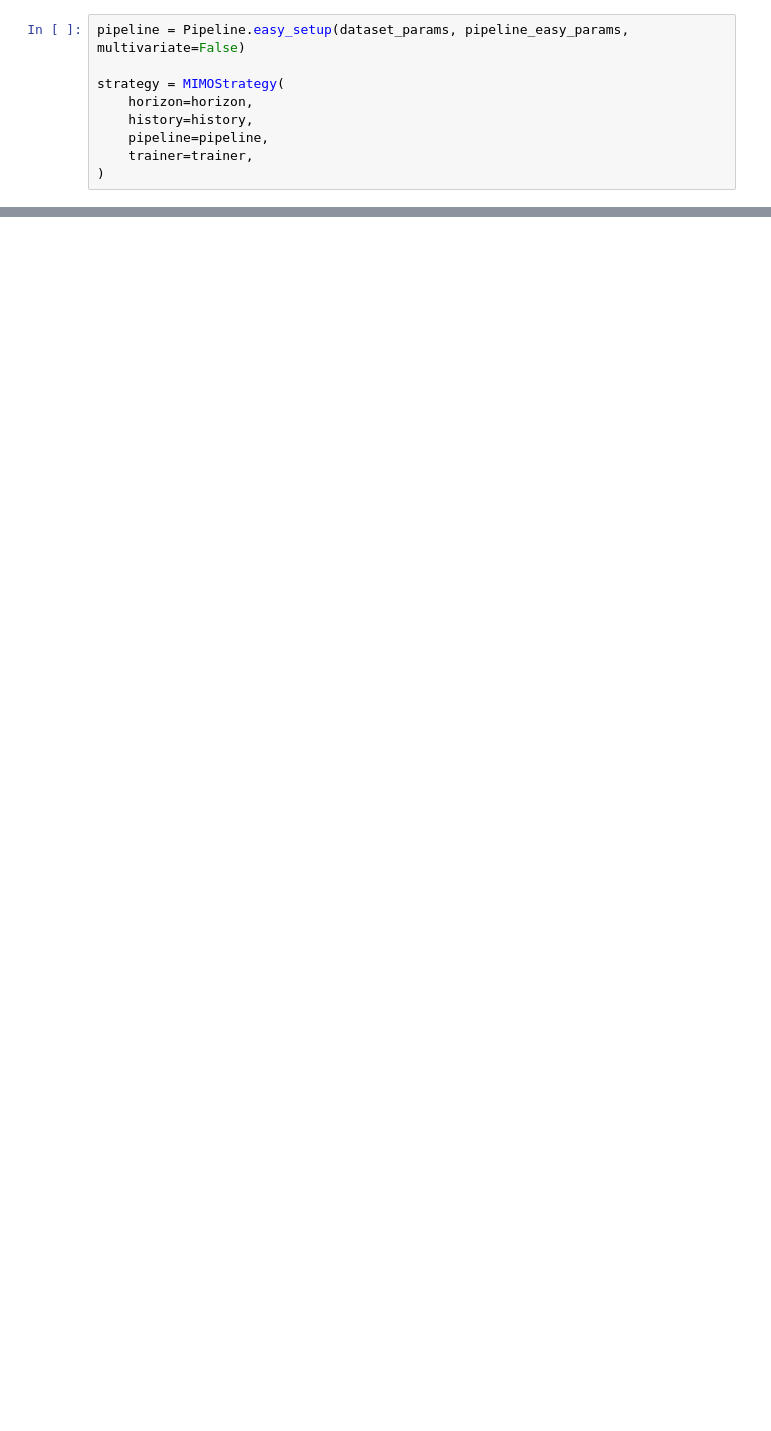
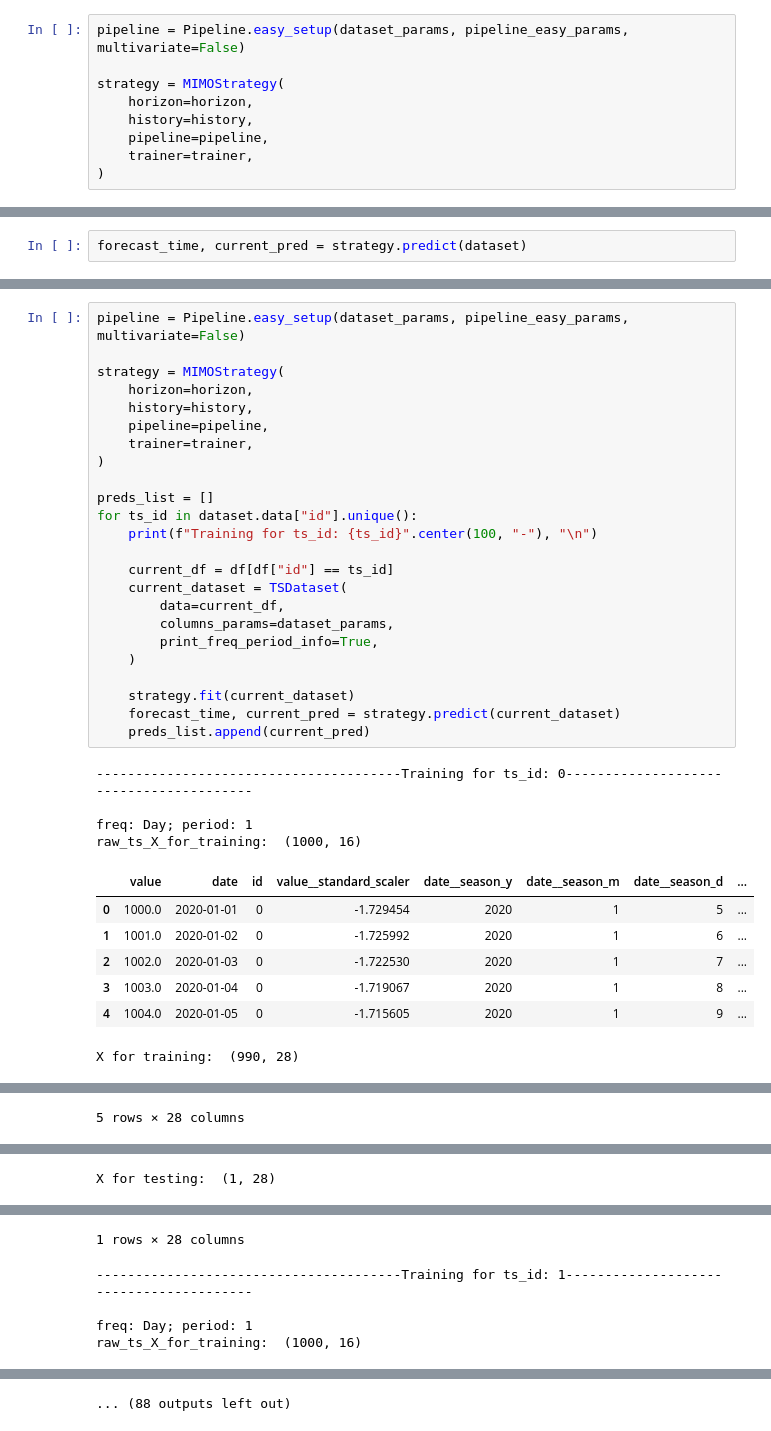
Before and after one commit to sb-ai-lab/tsururu, a Jupyter notebook: Tutorial_2_Strategies.ipynb, the cells around one changed output, grey strips where cells are left out. Drawn from its saved outputs; the diff is of its cells as text; blank space fills up the shorter version.

```diff
--- a/Tutorial_2_Strategies.ipynb
+++ b/Tutorial_2_Strategies.ipynb
@@ -608,0 +839,2 @@ strategy = MIMOStrategy(
+# %%
+forecast_time, current_pred = strategy.predict(dataset)
@@ -608,0 +878,36 @@ strategy = MIMOStrategy(
+# %%
+pipeline = Pipeline.easy_setup(dataset_params, pipeline_easy_params, multivariate=False)
+
+strategy = MIMOStrategy(
+    horizon=horizon,
+    history=history,
+    pipeline=pipeline,
+    trainer=trainer,
+)
+
+preds_list = []
+for ts_id in dataset.data["id"].unique():
+    print(f"Training for ts_id: {ts_id}".center(100, "-"), "\n")
+
+    current_df = df[df["id"] == ts_id]
+    current_dataset = TSDataset(
+        data=current_df,
+        columns_params=dataset_params,
+        print_freq_period_info=True,
+    )
+
+    strategy.fit(current_dataset)
+    forecast_time, current_pred = strategy.predict(current_dataset)
+    preds_list.append(current_pred)
+# %% [output]
+---------------------------------------Training for ts_id: 0----------------------------------------
+
+freq: Day; period: 1
+raw_ts_X_for_training:  (1000, 16)
+|  | value | date | id | value__standard_scaler | date__season_y | date__season_m | date__season_d | ... |
+| 0 | 1000.0 | 2020-01-01 | 0 | -1.729454 | 2020 | 1 | 5 | ... |
+| 1 | 1001.0 | 2020-01-02 | 0 | -1.725992 | 2020 | 1 | 6 | ... |
+| 2 | 1002.0 | 2020-01-03 | 0 | -1.722530 | 2020 | 1 | 7 | ... |
+| 3 | 1003.0 | 2020-01-04 | 0 | -1.719067 | 2020 | 1 | 8 | ... |
+| 4 | 1004.0 | 2020-01-05 | 0 | -1.715605 | 2020 | 1 | 9 | ... |
+X for training:  (990, 28)
@@ -608,0 +920 @@ strategy = MIMOStrategy(
+5 rows × 28 columns
@@ -608,0 +949 @@ strategy = MIMOStrategy(
+X for testing:  (1, 28)
@@ -608,0 +952,5 @@ strategy = MIMOStrategy(
+1 rows × 28 columns
+---------------------------------------Training for ts_id: 1----------------------------------------
+
+freq: Day; period: 1
+raw_ts_X_for_training:  (1000, 16)
@@ -608,0 +963 @@ strategy = MIMOStrategy(
+... (88 outputs left out)
```
Also changed, not shown: parts of 80 cells of this notebook, 13 other files.
